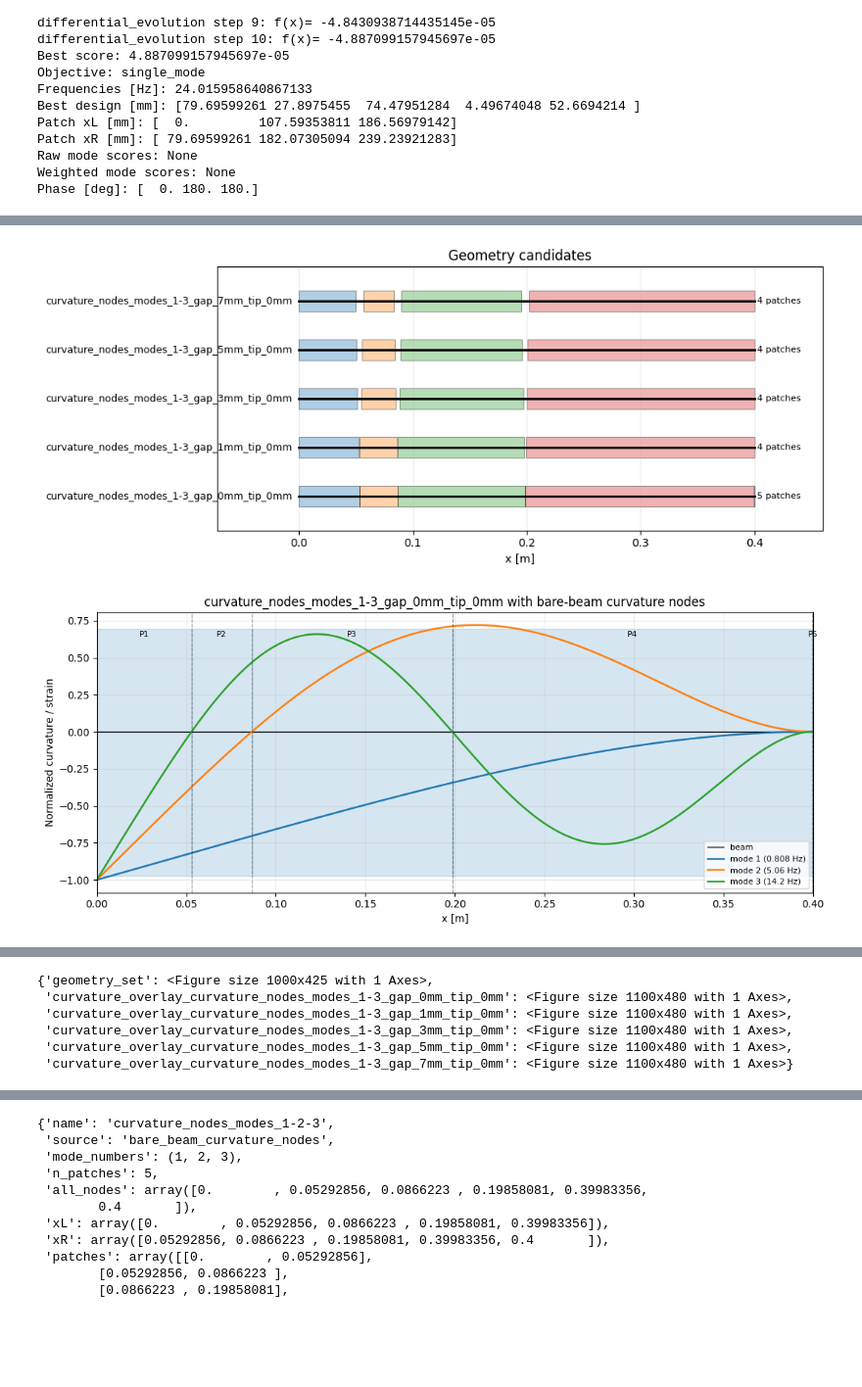
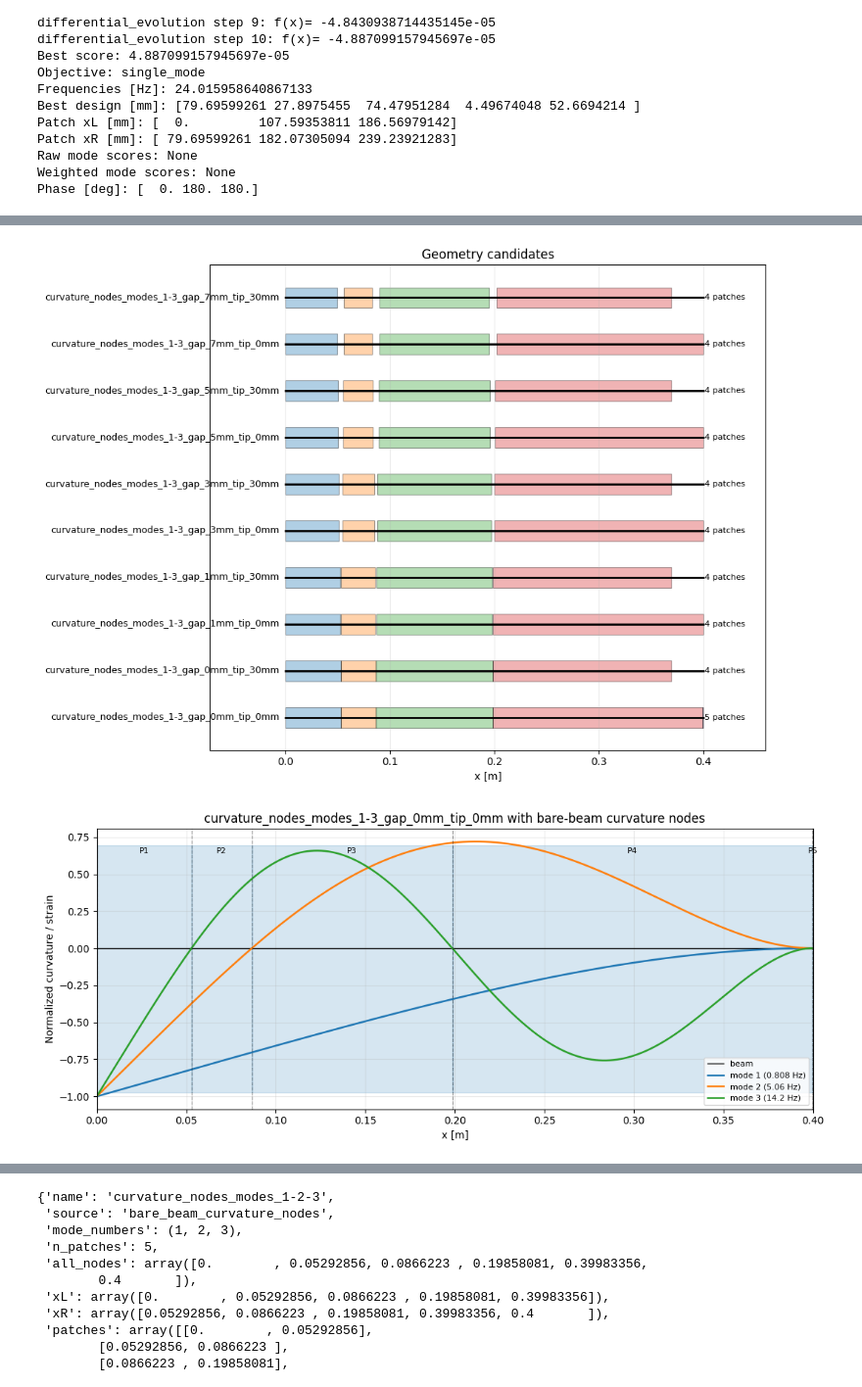
Before and after one commit to nimaet/Modeling, a Jupyter notebook: tasks/Fish/refactored_optimizer_runner.ipynb, the cells around one changed output, grey strips where cells are left out. Shown at 98% size. Drawn from its saved outputs; the diff is of its cells as text; code cells hidden in the pictures; blank space fills up the shorter version.

```diff
--- a/tasks/Fish/refactored_optimizer_runner.ipynb
+++ b/tasks/Fish/refactored_optimizer_runner.ipynb
@@ -108,8 +108,8 @@ opt_settings = OptimizerSettings(
     method="differential_evolution",
     seed=2,
     differential_evolution_settings={
-        "maxiter": 20,
-        "popsize": 7,
+        "maxiter": 40,
+        "popsize": 10,
         "polish": False,
         "workers": 1,
     },
@@ -126,8 +126,8 @@ single_mode_settings = ObjectiveSettings(
     voltage_amplitude=1.0,
     final_sweep_range_hz=(0.1, 40.0),
     final_sweep_n_freq=1000,
-    inner_workers=4,
-    inner_parallel_min_tasks=4,
+    inner_workers=16,
+    inner_parallel_min_tasks=16,
 )
 
 # Multi-mode standing-wave settings. Scores are raw weighted mode scores;
@@ -144,8 +144,8 @@ multi_mode_settings = ObjectiveSettings(
     voltage_amplitude=1.0,
     final_sweep_range_hz=(0.1, 40.0),
     final_sweep_n_freq=1000,
-    inner_workers=4,
-    inner_parallel_min_tasks=4,
+    inner_workers=16,
+    inner_parallel_min_tasks=16,
 )
 
 # Traveling-wave settings. The objective is traveling index only.
@@ -165,8 +165,8 @@ traveling_wave_settings = ObjectiveSettings(
     continuous_phase_n_starts=16,
     final_sweep_range_hz=(0.1, 40.0),
     final_sweep_n_freq=1000,
-    inner_workers=4,
-    inner_parallel_min_tasks=4,
+    inner_workers=16,
+    inner_parallel_min_tasks=16,
 )
 
 # Pick which one the single-run cells below should use.
@@ -247,8 +311,8 @@ plotter.plot_optimizer_result(
 #   - multi_mode_settings
 #   - traveling_wave_settings
 #
-# Multi-mode is swept without normalization over the three balance-style
-# reduction methods. Add manual normalizers in cell 3 later if you want them.
+# Multi-mode is swept over the three balance-style reduction methods using the
+# normalizers computed in the previous cell.
 
 from datetime import datetime
 
@@ -307,8 +371,9 @@ def postprocess_settings_from(settings):
 
 def multimode_settings_for_reduction(reduction_name):
     standing = dict(multi_mode_settings.standing_wave_settings)
+    standing["multi_mode_numbers"] = MULTIMODE_NORMALIZER_MODES
     standing["multi_mode_reduction"] = reduction_name
-    standing["multi_mode_normalizers"] = None
+    standing["multi_mode_normalizers"] = multi_mode_normalizers_123
     return ObjectiveSettings(
         objective=OBJECTIVE_MULTI_MODE,
         standing_wave_settings=standing,
@@ -409,33 +474,33 @@ from Modeling.models_fish.studies.geometry_visualization import preview_geometri
 from Modeling.models_fish.studies.geometry_performance_study import run_geometry_performance_study
 
 informed_geometries = generate_curvature_node_geometry_sweep(
     L=L,
     base_params=base_params,
     region_types=region_types,
     n_modes=3,
     gap_sizes=(0.0, 1e-3, 3e-3, 5e-3, 7e-3),
-    tip_gaps=(0.0,),
+    tip_gaps=(0.0,30e-3),
 )
 
 preview_geometries(
     [
         # {"name": "optimized_candidate", "z": result.x},
         *informed_geometries,
     ],
     L=L,
     output_dir="geometry_previews",
     show=True,
 )
 
 study = run_geometry_performance_study(
     informed_geometries,
     L=L,
     base_params=base_params,
     region_types=region_types,
     mode_numbers=(1, 2, 3),
     phase_mode="continuous",
     output="tip",
 )
 # %% [output]
-[figure, old version]
+[figure, new version]
 [figure]
@@ -445,7 +510 @@ study = run_geometry_performance_study(
 [figure]
-{'geometry_set': <Figure size 1000x425 with 1 Axes>,
- 'curvature_overlay_curvature_nodes_modes_1-3_gap_0mm_tip_0mm': <Figure size 1100x480 with 1 Axes>,
- 'curvature_overlay_curvature_nodes_modes_1-3_gap_1mm_tip_0mm': <Figure size 1100x480 with 1 Axes>,
- 'curvature_overlay_curvature_nodes_modes_1-3_gap_3mm_tip_0mm': <Figure size 1100x480 with 1 Axes>,
- 'curvature_overlay_curvature_nodes_modes_1-3_gap_5mm_tip_0mm': <Figure size 1100x480 with 1 Axes>,
- 'curvature_overlay_curvature_nodes_modes_1-3_gap_7mm_tip_0mm': <Figure size 1100x480 with 1 Axes>}
```
Also changed, not shown: parts of 2 cells of this notebook.
